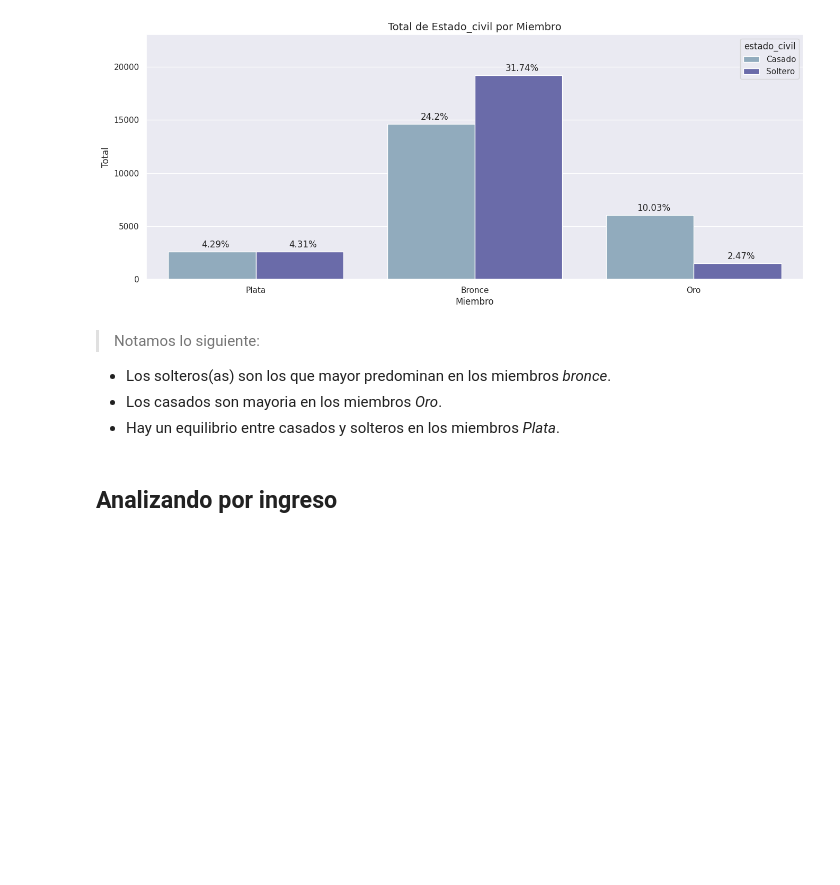
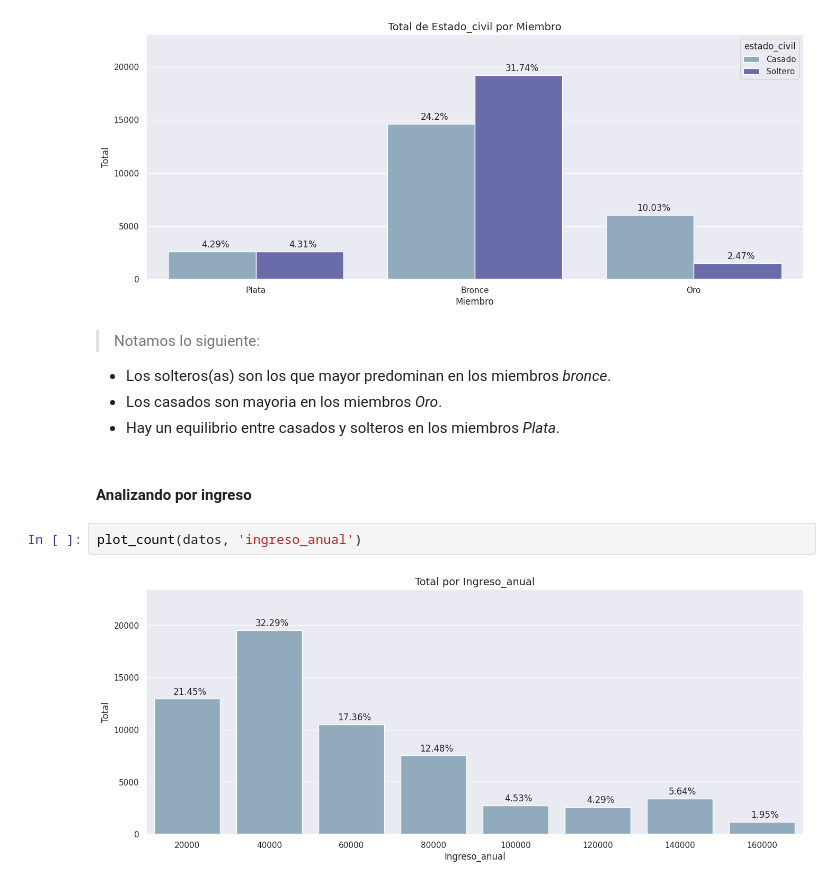
Before and after one commit to RicardxJMG/Esencia-del-cliente, a Jupyter notebook: esencia_del_cliente_1.ipynb, the cells around one changed output. Drawn from its saved outputs; the diff is of its cells as text; blank space fills up the shorter version.

```diff
--- a/esencia_del_cliente_1.ipynb
+++ b/esencia_del_cliente_1.ipynb
@@ -194,4 +229,8 @@ plot_count(datos, 'miembro', 'estado_civil')
   * Los casados son mayoria en los miembros *Oro*.
   * Hay un equilibrio entre casados y solteros en los miembros *Plata*.
 # %% [markdown]
-## Analizando por ingreso
+#### Analizando por ingreso
+# %%
+plot_count(datos, 'ingreso_anual')
+# %% [output]
+[figure, added]
```
Also changed, not shown: parts of 42 cells of this notebook.
